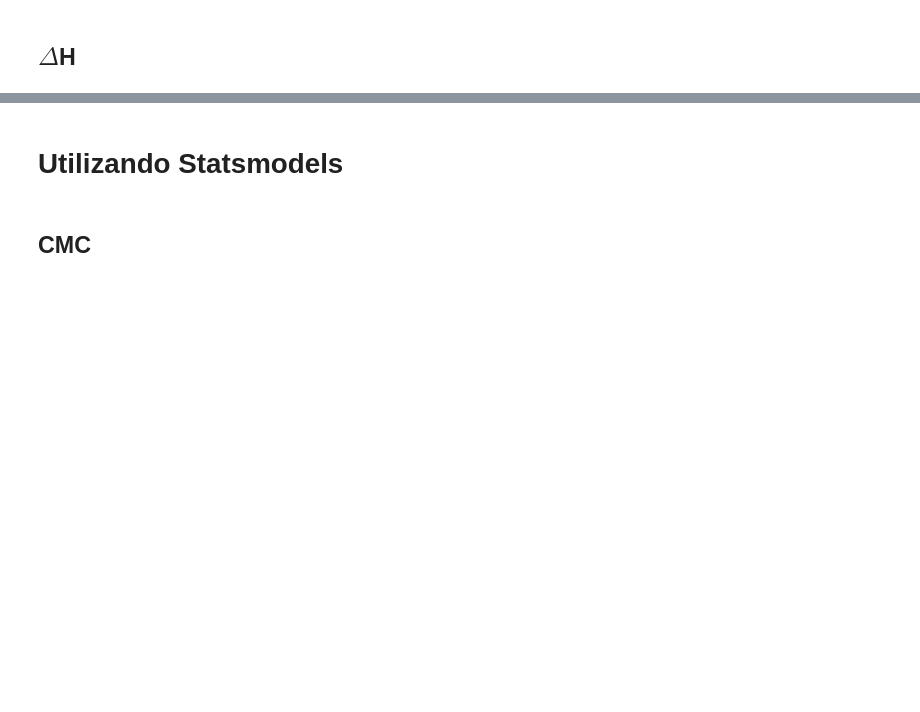
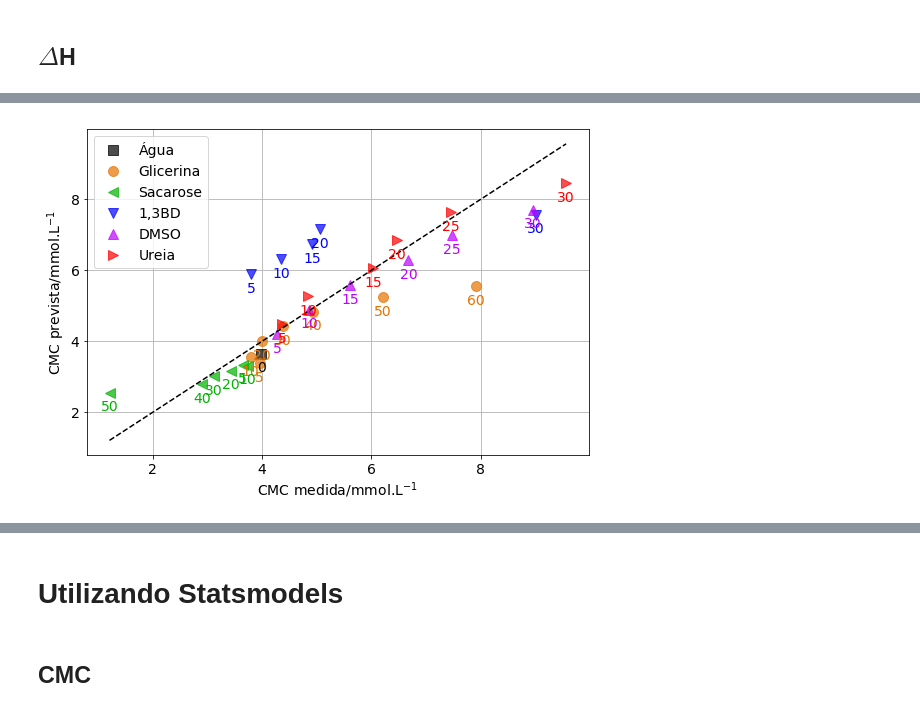
Before and after one commit to KarlClinckspoor/Tese, a Jupyter notebook: imagens/notebooks/Análise multivariada.ipynb, the cells around one changed output, grey strips where cells are left out. Cells and saved outputs as stored; diff of their text form; code cells hidden in the pictures; blank space fills up the shorter version.

```diff
--- a/imagens/notebooks/Análise multivariada.ipynb
+++ b/imagens/notebooks/Análise multivariada.ipynb
@@ -156,0 +128,4 @@ Text(0.5, 1.0, 'R2=0.82, mse=0.18')
+# %%
+pls_pirouette_cmc = pd.read_excel(r'./dados experimentais/cmc_ttab/PLS_Pirouette.xlsx',
+                                sheet_name='PLSSemValCruz_CMC')
+pls_pirouette_cmc.head()
@@ -156,0 +139,38 @@ Text(0.5, 1.0, 'R2=0.82, mse=0.18')
+# %%
+mpl.rcParams.update({'font.size': 14, 'text.usetex':False})
+fig, ax = plt.subplots(1, 1, figsize=(9,6))
+for comp in pls_pirouette_cmc['Comp'].unique():
+    mascara = pls_pirouette_cmc['Comp'] == comp
+    nome = dict_tabela_pls[comp]
+    ax.plot(pls_pirouette_cmc['Measured Y'][mascara],
+           pls_pirouette_cmc['Pred Cal'][mascara],
+           color=Cores[nome],
+           label=nome,
+           linewidth=0,
+           marker=Simbolos[nome],
+           markersize=def_markersize,
+           alpha=0.7)
+
+ax.set(xlabel='CMC medida/mmol.L$^{-1}$', ylabel='CMC prevista/mmol.L$^{-1}$')
+ax.grid()
+
+min_cmc = pls_pirouette_cmc['Measured Y'].min()
+max_cmc = pls_pirouette_cmc['Measured Y'].max()
+r = np.linspace(min_cmc, max_cmc)
+ax.plot(r, r, color='k', ls='--')
+ax.legend()
+
+for i, conc in enumerate(pls_pirouette_cmc['Conc']):
+    comp = dict_tabela_pls[pls_pirouette_cmc['Comp'][i]]
+    if conc == 100:
+        conc = '0'
+    ax.text(pls_pirouette_cmc['Measured Y'][i],
+            pls_pirouette_cmc['Pred Cal'][i]-0.2,
+            s=conc,
+            color=Cores[comp],
+            ha='center',
+            va='top')
+
+fig.savefig(img_path + r'PLS_cmc_pirouette.pdf')
+# %% [output]
+[figure, added]
```
Also changed, not shown: parts of 13 cells of this notebook, 11 other files.
